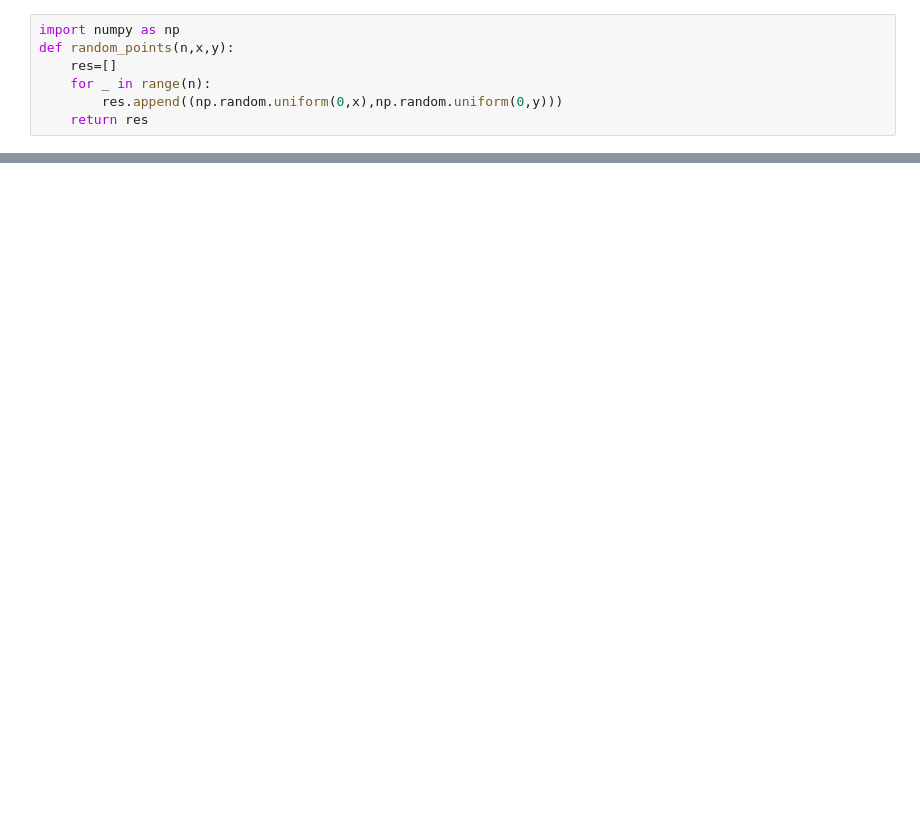
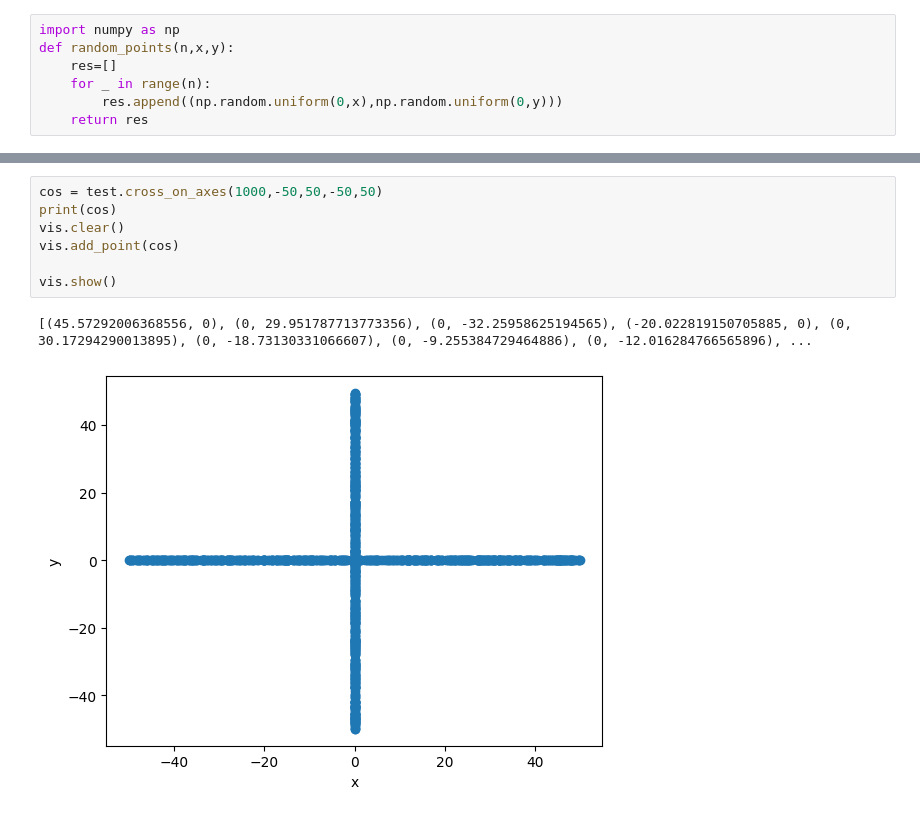
Before and after one commit to FloudMe77/QuadTree_and_KdTree, a Jupyter notebook: code/kd_tree_vis.ipynb, the cells around one changed output, grey strips where cells are left out. Saved outputs shown, nothing was run; the diff lists cells and outputs as text; blank space fills up the shorter version.

```diff
--- a/code/kd_tree_vis.ipynb
+++ b/code/kd_tree_vis.ipynb
@@ -156,0 +36,10 @@ vis.show()
+# %%
+cos = test.cross_on_axes(1000,-50,50,-50,50)
+print(cos)
+vis.clear()
+vis.add_point(cos)
+
+vis.show()
+# %% [output]
+[(45.57292006368556, 0), (0, 29.951787713773356), (0, -32.25958625194565), (-20.022819150705885, 0), (0, 30.17294290013895), (0, -18.73130331066607), (0, -9.255384729464886), (0, -12.016284766565896), ...
+[figure, added]
```
Also changed, not shown: parts of 11 cells of this notebook, 4 other files.
